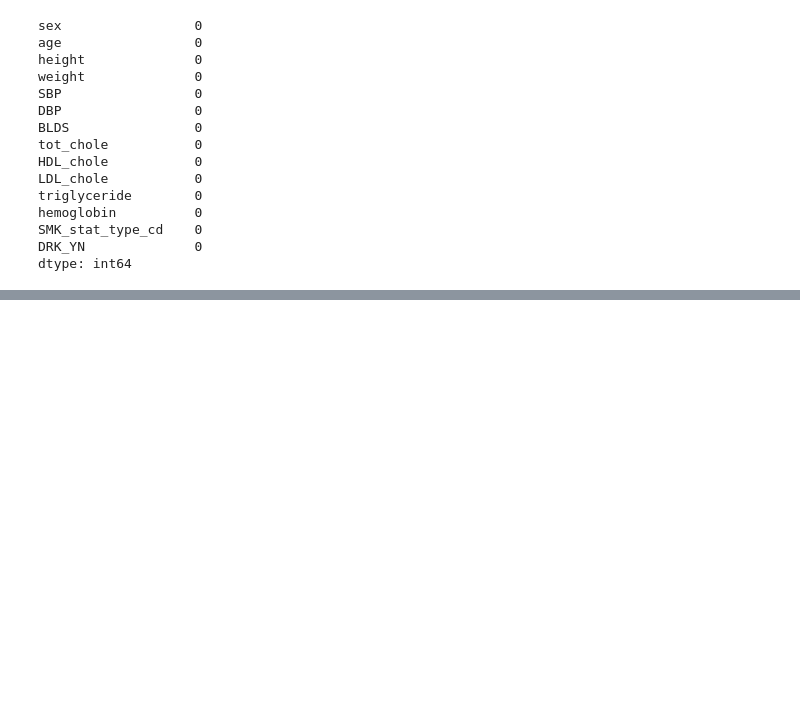
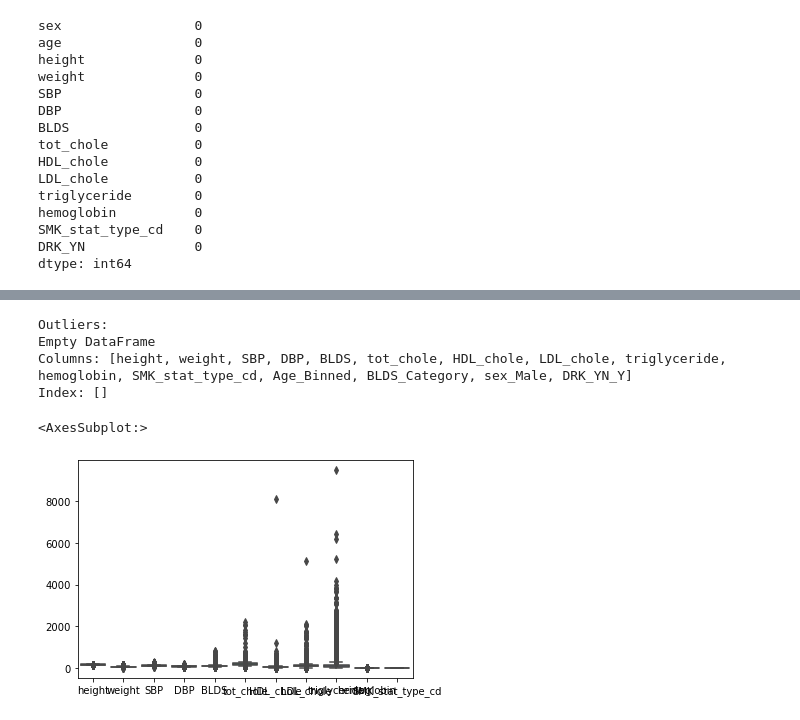
Before and after one commit to guximselmani/Paraprocesimi-i-te-dhenave, a Jupyter notebook: paraprocesimi.ipynb, the cells around one changed output, grey strips where cells are left out. Cells and saved outputs as stored; diff of their text form; code cells hidden in the pictures; blank space fills up the shorter version.

```diff
--- a/paraprocesimi.ipynb
+++ b/paraprocesimi.ipynb
@@ -334,0 +355,31 @@ df_onehot
+# %%
+import pandas as pd
+import seaborn as sns
+from scipy.stats import zscore
+
+# Select numeric columns
+numeric_columns = df_onehot.select_dtypes(include=['float64', 'int64']).columns
+
+# Calculate Z-scores for each numeric column
+z_scores = np.abs(zscore(df_onehot[numeric_columns]))
+
+# Define a threshold for outliers (e.g., 3 standard deviations)
+threshold = 3
+
+# Identify outliers
+outliers = (z_scores > threshold).all(axis=1)
+
+# Display outliers
+outlier_rows = df_onehot[outliers]
+print("Outliers:")
+print(outlier_rows)
+
+# Visualize outliers using a box plot
+sns.boxplot(data=df_onehot[numeric_columns])
+# %% [output]
+Outliers:
+Empty DataFrame
+Columns: [height, weight, SBP, DBP, BLDS, tot_chole, HDL_chole, LDL_chole, triglyceride, hemoglobin, SMK_stat_type_cd, Age_Binned, BLDS_Category, sex_Male, DRK_YN_Y]
+Index: []
+<AxesSubplot:>
+[figure, added]
```
Also changed, not shown: parts of 32 cells of this notebook.
